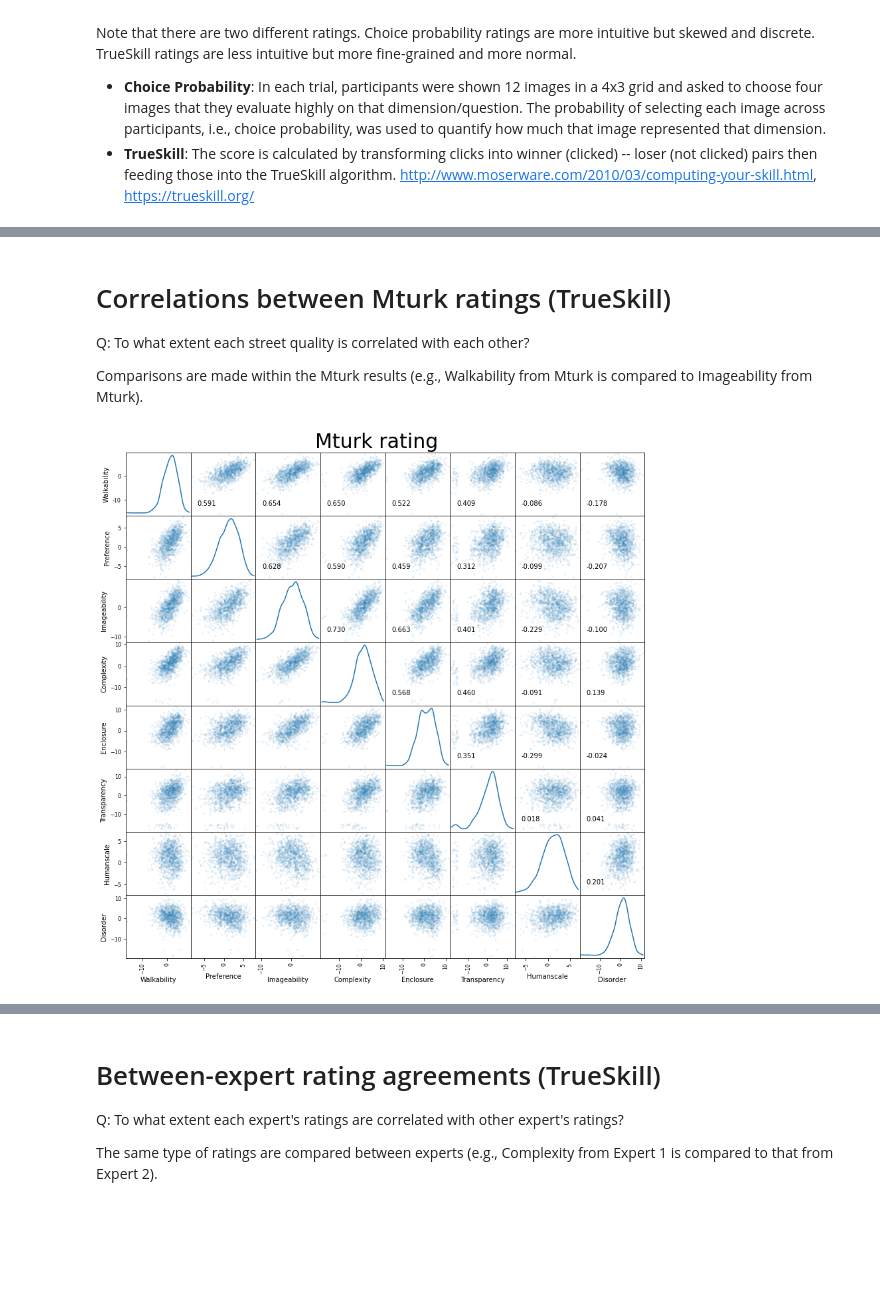
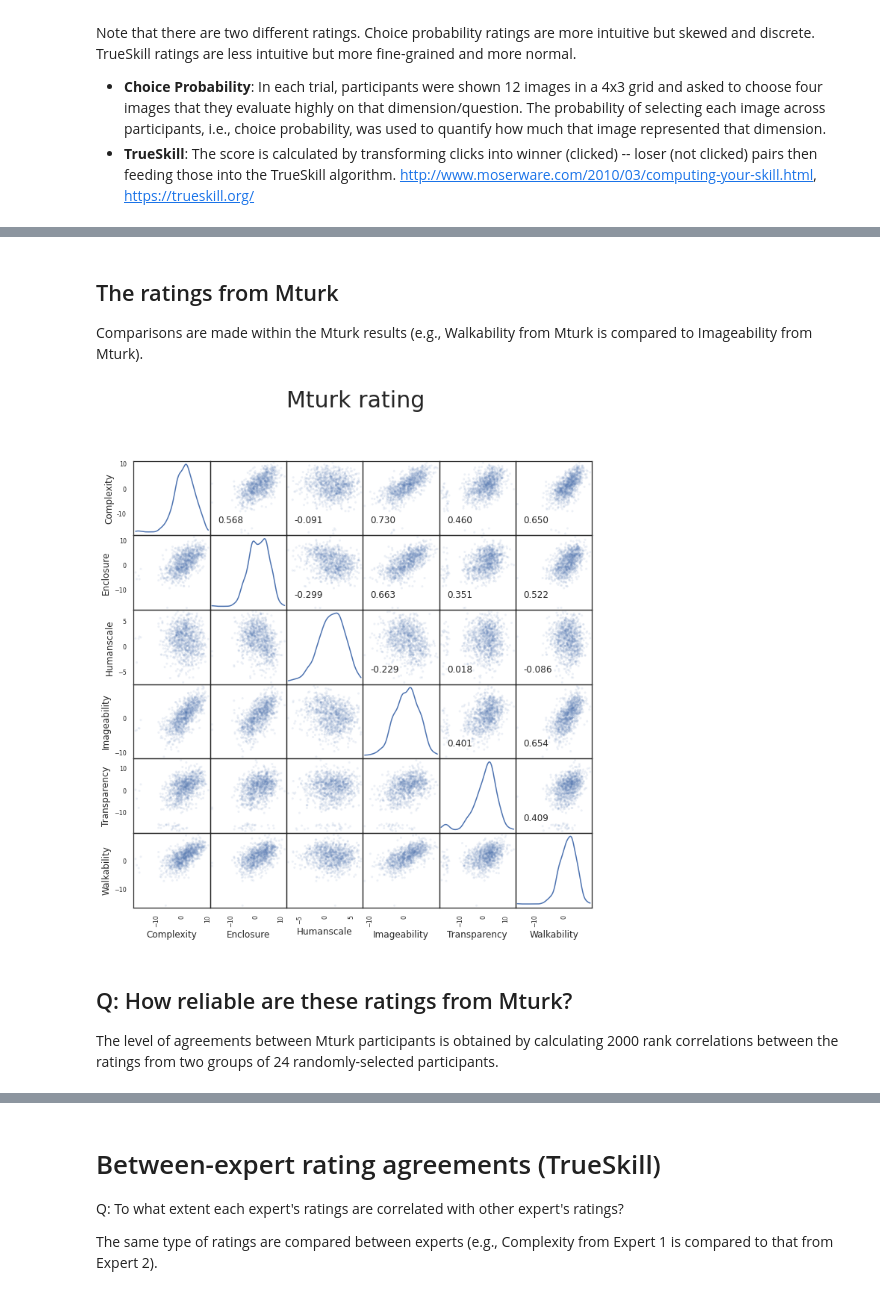
Before and after one commit to kywch/StreetPsych, a Jupyter notebook: visualize_expert_ratings.ipynb, the cells around one changed output, grey strips where cells are left out. Drawn from its saved outputs; the diff is of its cells as text; code cells hidden in the pictures; blank space fills up the shorter version.

```diff
--- a/visualize_expert_ratings.ipynb
+++ b/visualize_expert_ratings.ipynb
@@ -70,3 +81,4 @@ mturk_data = pd.read_csv('data/Mturk_score_trueskill.csv', index_col='Image_ID')
 expert1_data = pd.read_csv('data/Expert1_score_trueskill.csv', index_col='Image_ID')
 expert2_data = pd.read_csv('data/Expert2_score_trueskill.csv', index_col='Image_ID')
 expert3_data = pd.read_csv('data/Expert3_score_trueskill.csv', index_col='Image_ID')
+experts_merged = pd.read_csv('data/Experts_merged_score_trueskill.csv', index_col='Image_ID')
@@ -72,0 +92,8 @@ expert3_data = pd.read_csv('data/Expert3_score_trueskill.csv', index_col='Image_
+# %%
+# Expert rating
+axes = scatter_matrix(experts_merged, alpha=0.1, figsize=(11,11), diagonal='kde')
+corr = experts_merged.corr(method='spearman')
+for i, j in zip(*plt.np.triu_indices_from(axes, k=1)):
+    axes[i, j].annotate("%.3f" %corr.iloc[i,j], (0.1, 0.8), xycoords='axes fraction', ha='left', va='center')
+plt.suptitle('Expert rating', y=1, fontsize=30)
+plt.show()
@@ -73,15 +102,18 @@ expert3_data = pd.read_csv('data/Expert3_score_trueskill.csv', index_col='Image_
 # %% [markdown]
-# Correlations between Mturk ratings (TrueSkill)
-Q: To what extent each street quality is correlated with each other?
+## The ratings from Mturk
 
 Comparisons are made within the Mturk results (e.g., Walkability from Mturk is compared to Imageability from Mturk).
 # %%
 # Mturk rating
-axes = scatter_matrix(mturk_data, alpha=0.1, figsize=(14,14), diagonal='kde')
-corr = mturk_data.corr(method='spearman')
+axes = scatter_matrix(mturk_data[experts_merged.columns], alpha=0.1, figsize=(11,11), diagonal='kde')
+corr = mturk_data[experts_merged.columns].corr(method='spearman')
 for i, j in zip(*plt.np.triu_indices_from(axes, k=1)):
     axes[i, j].annotate("%.3f" %corr.iloc[i,j], (0.1, 0.2), xycoords='axes fraction', ha='left', va='center')
-plt.suptitle('Mturk rating', y=0.91, fontsize=30)
+plt.suptitle('Mturk rating', y=1, fontsize=30)
 plt.show()
 # %% [output]
-[figure, old version]
+[figure, new version]
+# %% [markdown]
+## Q: How reliable are these ratings from Mturk?
+
+The level of agreements between Mturk participants is obtained by calculating 2000 rank correlations between the ratings from two groups of 24 randomly-selected participants.
```
Also changed, not shown: parts of 19 cells of this notebook.
